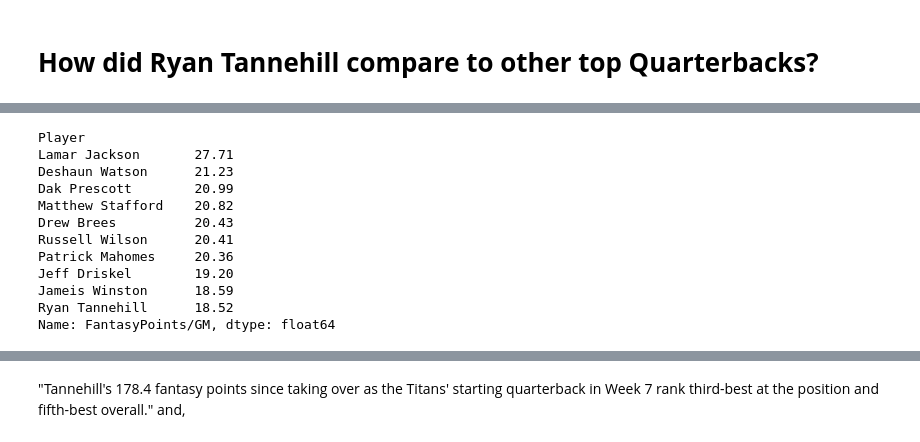
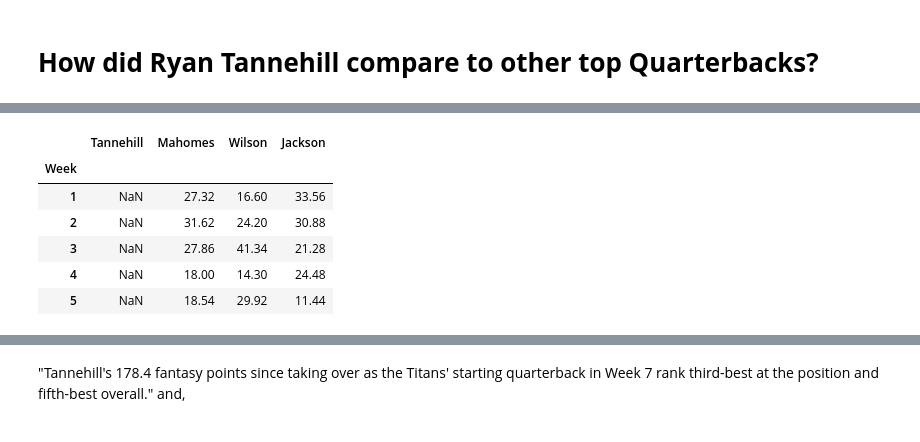
Before and after one commit to piercepatrick/Fantasy-Football-Analysis, a Jupyter notebook: Tannehilll_Analysis.ipynb, the cells around one changed output, grey strips where cells are left out. Drawn from its saved outputs; the diff is of its cells as text; code cells hidden in the pictures.

```diff
--- a/Tannehilll_Analysis.ipynb
+++ b/Tannehilll_Analysis.ipynb
@@ -160,15 +154,12 @@ Name: FantasyPoints, dtype: float64
-# %%
-qb_df.groupby('Player')['FantasyPoints/GM'].sum().sort_values(ascending=False).head(10)
-# %% [output]
-Player
-Lamar Jackson       27.71
-Deshaun Watson      21.23
-Dak Prescott        20.99
-Matthew Stafford    20.82
-Drew Brees          20.43
-Russell Wilson      20.41
-Patrick Mahomes     20.36
-Jeff Driskel        19.20
-Jameis Winston      18.59
-Ryan Tannehill      18.52
-Name: FantasyPoints/GM, dtype: float64
+# %%
+top_qbs = pd.read_csv('/content/drive/My Drive/DS/Titans FF Analysis/QBs - Sheet1 - QBs - Sheet1 (1).csv')
+top_qbs.set_index('Week', drop = True, inplace = True)
+top_qbs.head()
+# %% [output]
+|  | Tannehill | Mahomes | Wilson | Jackson |
+| Week |  |  |  |  |
+| 1 | NaN | 27.32 | 16.60 | 33.56 |
+| 2 | NaN | 31.62 | 24.20 | 30.88 |
+| 3 | NaN | 27.86 | 41.34 | 21.28 |
+| 4 | NaN | 18.00 | 14.30 | 24.48 |
+| 5 | NaN | 18.54 | 29.92 | 11.44 |
```
Also changed, not shown: parts of 7 cells of this notebook.
